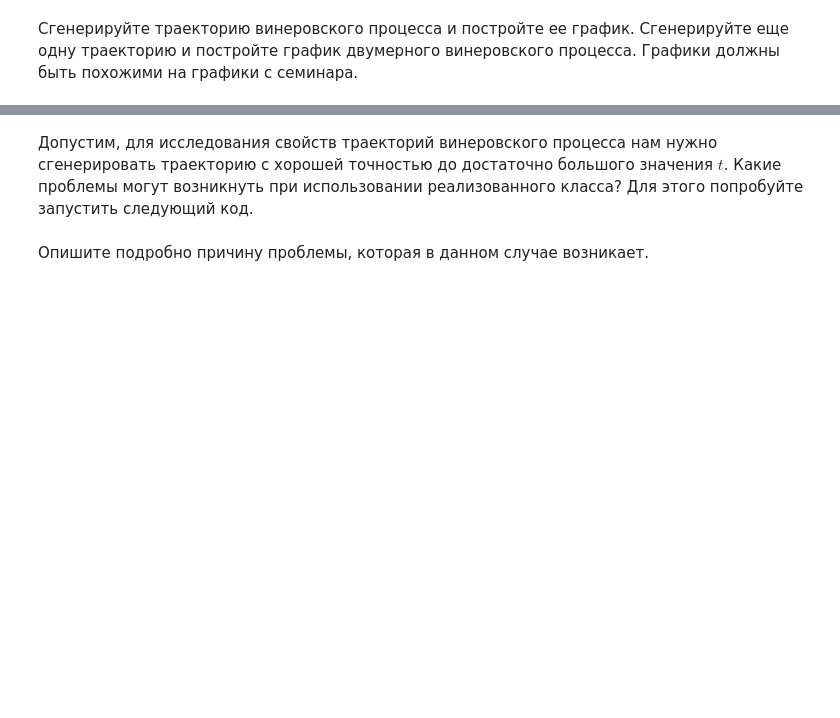
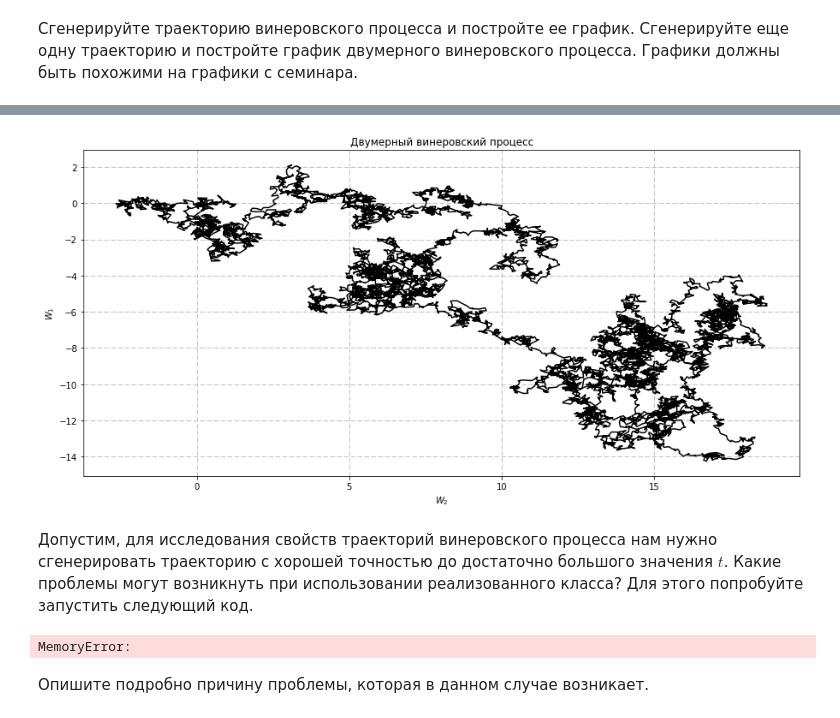
Before and after one commit to svinkapeppa/stochastic, a Jupyter notebook: lab_6/6.23.ipynb, the cells around one changed output, grey strips where cells are left out. Drawn from its saved outputs; the diff is of its cells as text; code cells hidden in the pictures; blank space fills up the shorter version.

```diff
--- a/lab_6/6.23.ipynb
+++ b/lab_6/6.23.ipynb
@@ -101,0 +91,3 @@ array([ 0.12440321])
+# %%
+p = WinerProcess()
+f = WinerProcess()
@@ -102,11 +108,27 @@ array([ 0.12440321])
+# %%
+plt.figure(figsize=(15,7))
+
+t = np.linspace(0., 100., 10000)
+
+plt.plot(p[t], f[t], c='black')
+
+plt.title('Двумерный винеровский процесс')
+plt.ylabel(r'$W_{1}$')
+plt.xlabel(r'$W_{2}$')
+plt.grid(ls='--')
+plt.show()
+# %% [output]
+[figure, added]
 # %% [markdown]
 Допустим, для исследования свойств траекторий винеровского процесса нам нужно сгенерировать траекторию с хорошей точностью до достаточно большого значения $t$.
 Какие проблемы могут возникнуть при использовании реализованного класса?
 Для этого попробуйте запустить следующий код.
 # %%
-Wt = WinerProccess()
+Wt = WinerProcess()
 t = np.linspace(0, 10 ** 7, 10 ** 5)
 values = Wt[t]
+# %% [output]
+MemoryError:
 # %% [markdown]
 Опишите подробно причину проблемы, которая в данном случае возникает.
 # %% [markdown]
```
Also changed, not shown: parts of 6 cells of this notebook.
